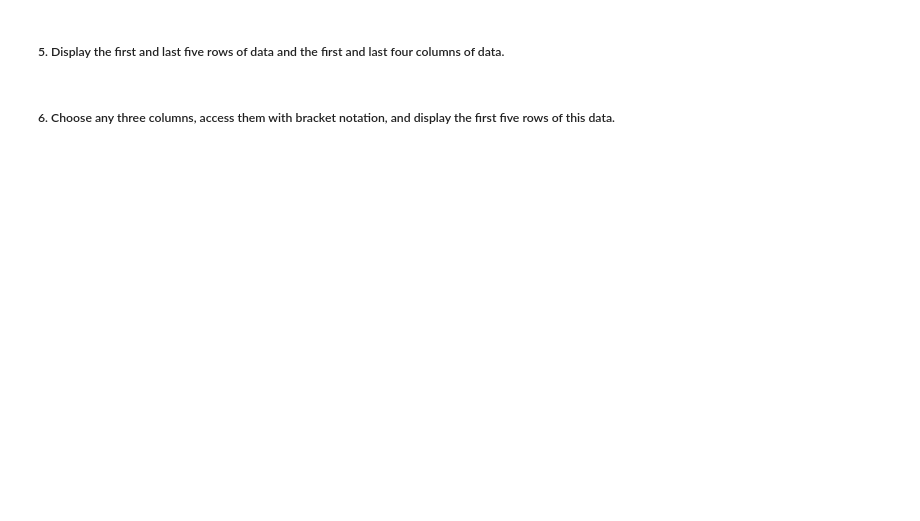
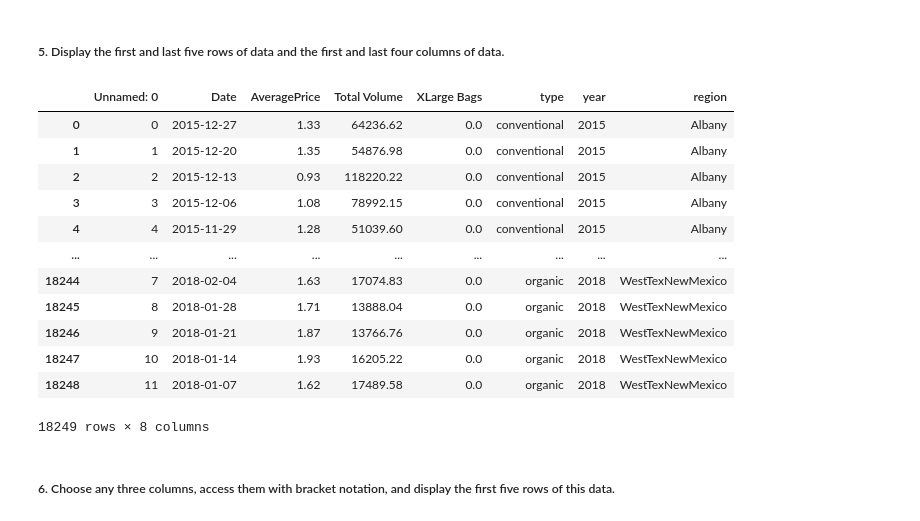
Before and after one commit to mesieou/deakin, a Jupyter notebook: p2/P2.ipynb, the cells around one changed output. Saved outputs shown, nothing was run; the diff lists cells and outputs as text; code cells hidden in the pictures; blank space fills up the shorter version.

```diff
--- a/p2/P2.ipynb
+++ b/p2/P2.ipynb
@@ -53,3 +108,22 @@ Good luck :)
+# %%
+# write your code here
+pd.concat([data.head(5),data.tail(5)])
+
+pd.concat([data.iloc[0:, :4], data.iloc[0:, -4:]], axis=1)
+# %% [output]
+|  | Unnamed: 0 | Date | AveragePrice | Total Volume | XLarge Bags | type | year | region |
+| 0 | 0 | 2015-12-27 | 1.33 | 64236.62 | 0.0 | conventional | 2015 | Albany |
+| 1 | 1 | 2015-12-20 | 1.35 | 54876.98 | 0.0 | conventional | 2015 | Albany |
+| 2 | 2 | 2015-12-13 | 0.93 | 118220.22 | 0.0 | conventional | 2015 | Albany |
+| 3 | 3 | 2015-12-06 | 1.08 | 78992.15 | 0.0 | conventional | 2015 | Albany |
+| 4 | 4 | 2015-11-29 | 1.28 | 51039.60 | 0.0 | conventional | 2015 | Albany |
+| ... | ... | ... | ... | ... | ... | ... | ... | ... |
+| 18244 | 7 | 2018-02-04 | 1.63 | 17074.83 | 0.0 | organic | 2018 | WestTexNewMexico |
+| 18245 | 8 | 2018-01-28 | 1.71 | 13888.04 | 0.0 | organic | 2018 | WestTexNewMexico |
+| 18246 | 9 | 2018-01-21 | 1.87 | 13766.76 | 0.0 | organic | 2018 | WestTexNewMexico |
+| 18247 | 10 | 2018-01-14 | 1.93 | 16205.22 | 0.0 | organic | 2018 | WestTexNewMexico |
+| 18248 | 11 | 2018-01-07 | 1.62 | 17489.58 | 0.0 | organic | 2018 | WestTexNewMexico |
+18249 rows × 8 columns
 # %% [markdown]
 ##### 6. Choose any three columns, access them with bracket notation, and display the first five rows of this data.
 # %%
```
Also changed, not shown: parts of 15 cells of this notebook.
